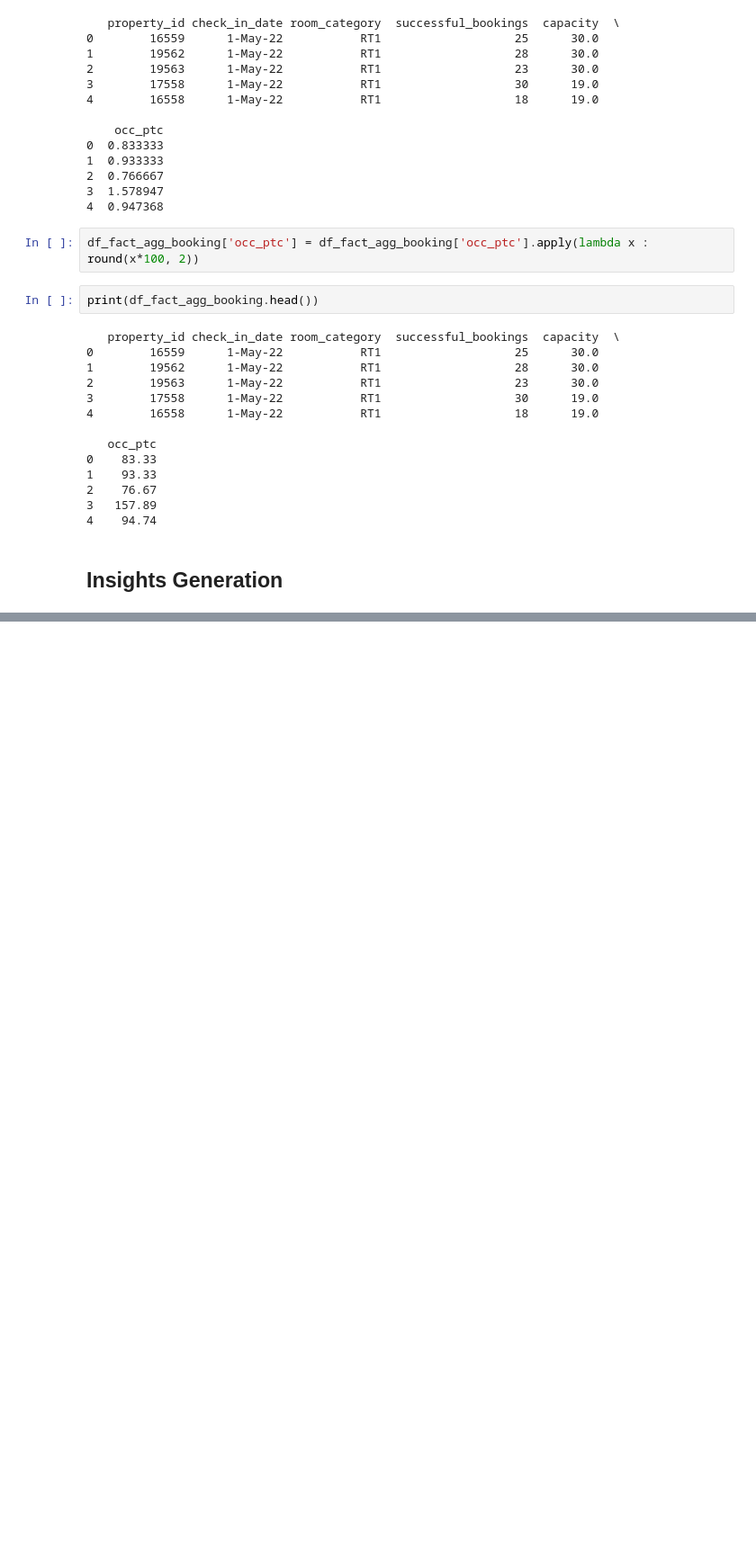
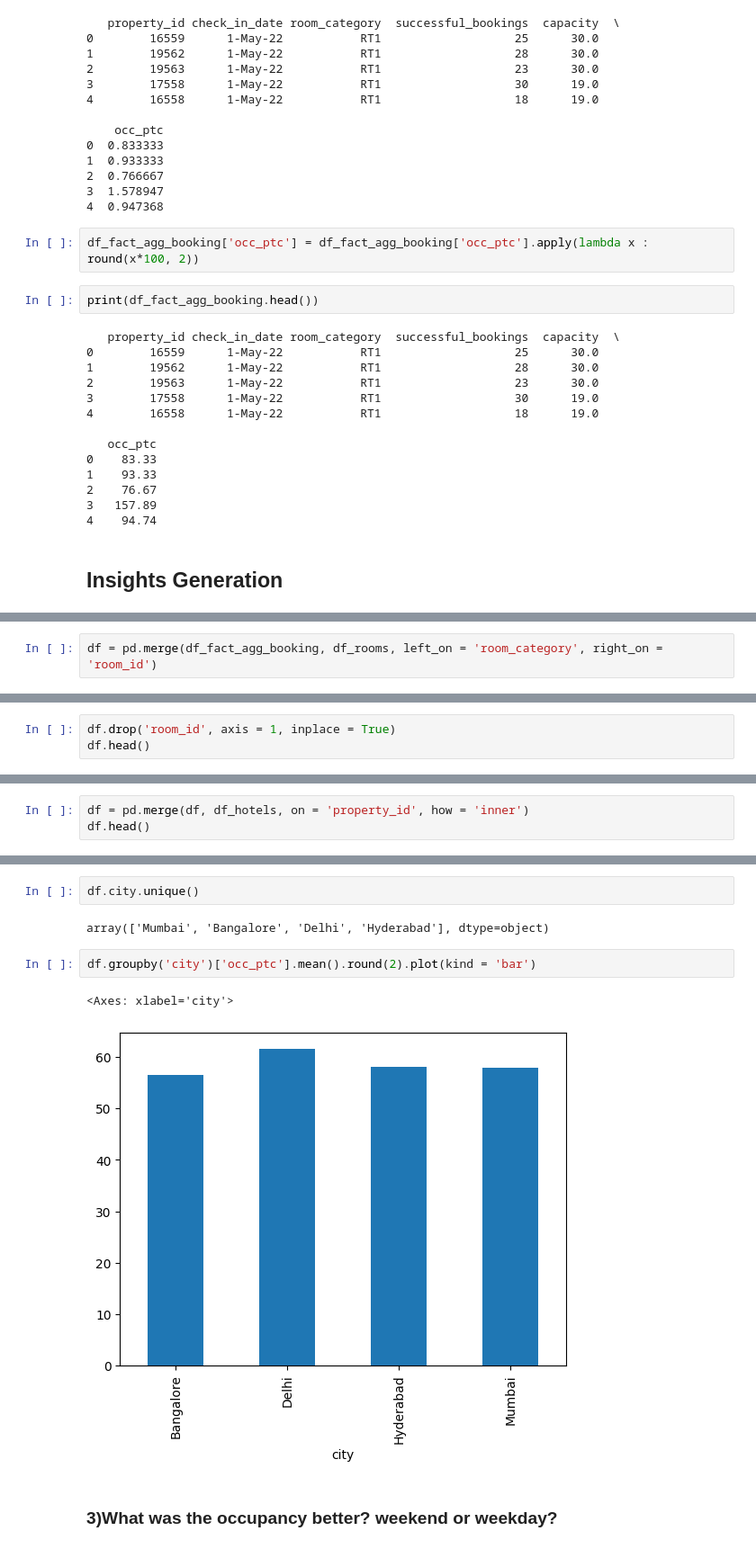
Before and after one commit to vaibhavavhad264/data_science, a Jupyter notebook: py tutorials/project-1 hospitality domain/1.ipynb, the cells around one changed output, grey strips where cells are left out. Shown at 90% size. Cells and saved outputs as stored; diff of their text form; blank space fills up the shorter version.

```diff
--- a/py tutorials/project-1 hospitality domain/1.ipynb
+++ b/py tutorials/project-1 hospitality domain/1.ipynb
@@ -461,0 +489,2 @@ print(df_fact_agg_booking.head())
+# %%
+df = pd.merge(df_fact_agg_booking, df_rooms, left_on = 'room_category', right_on = 'room_id')
@@ -461,0 +516,3 @@ print(df_fact_agg_booking.head())
+# %%
+df.drop('room_id', axis = 1, inplace = True)
+df.head()
@@ -461,0 +547,3 @@ print(df_fact_agg_booking.head())
+# %%
+df = pd.merge(df, df_hotels, on = 'property_id', how = 'inner')
+df.head()
@@ -461,0 +557,11 @@ print(df_fact_agg_booking.head())
+# %%
+df.city.unique()
+# %% [output]
+array(['Mumbai', 'Bangalore', 'Delhi', 'Hyderabad'], dtype=object)
+# %%
+df.groupby('city')['occ_ptc'].mean().round(2).plot(kind = 'bar')
+# %% [output]
+<Axes: xlabel='city'>
+[figure, added]
+# %% [markdown]
+### 3)What was the occupancy better? weekend or weekday?
```
Also changed, not shown: parts of 21 cells of this notebook.
